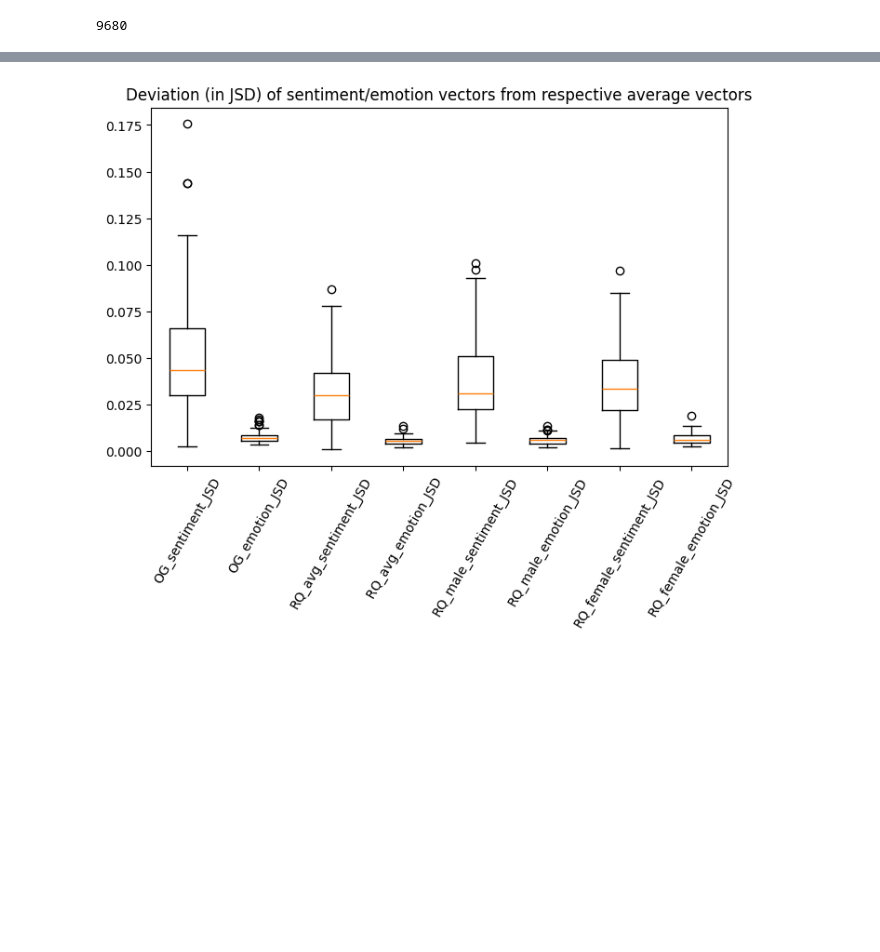
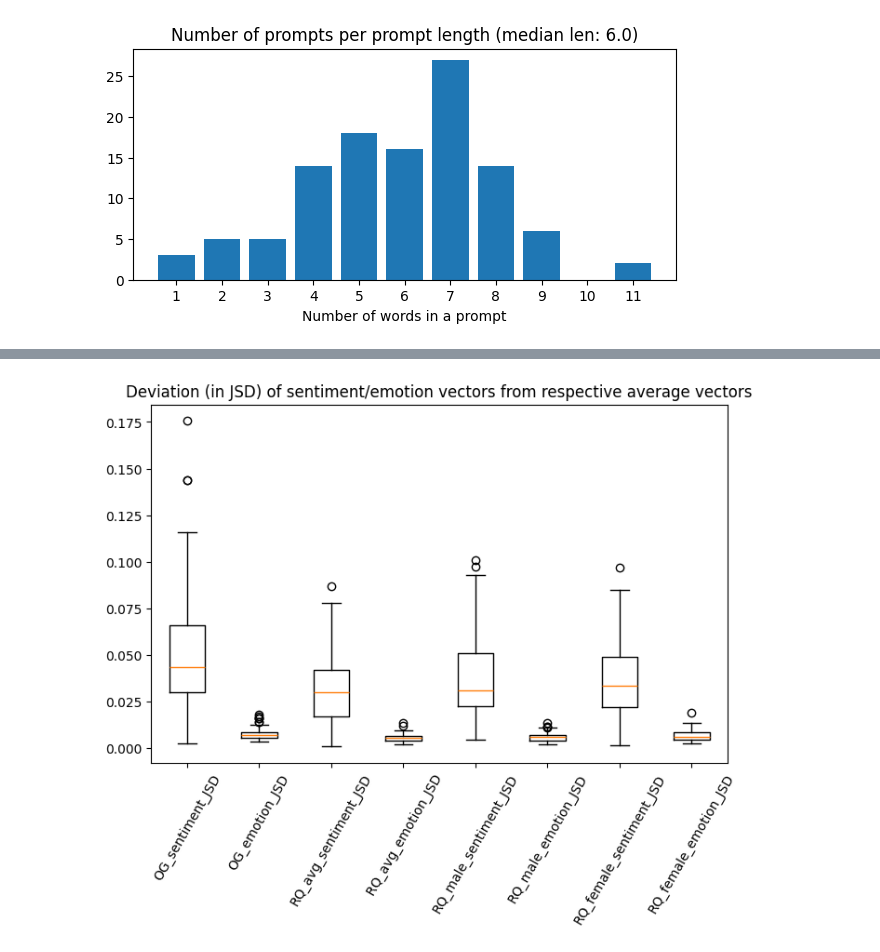
Before and after one commit to HrishitaC/InsideOut2, a Jupyter notebook: Code/visualisation.ipynb, the cells around one changed output, grey strips where cells are left out. Drawn from its saved outputs; the diff is of its cells as text; code cells hidden in the pictures; blank space fills up the shorter version.

```diff
--- a/Code/visualisation.ipynb
+++ b/Code/visualisation.ipynb
@@ -120,4 +151,0 @@ all_EP_df.head()
-# %%
-print(len(all_EP_df))
-# %% [output]
-9680
@@ -125,0 +152,13 @@ all_EP_df.to_csv("../Results/all_EP.csv", index=False)
+# %%
+query_lengths = final_queries.query_len.value_counts().sort_index().keys().tolist()
+query_len_counts = final_queries.query_len.value_counts().sort_index().values.tolist()
+
+fig = plt.figure(figsize=(7,3))
+ax = plt.bar(query_lengths, query_len_counts)
+plt.xticks(list(range(min(query_lengths), max(query_lengths)+1)))
+plt.xlabel("Number of words in a prompt")
+plt.title("Number of prompts per prompt length (median len: " + str(round(np.median(final_queries.query_len), 2)) + ")")
+plt.savefig("../Figures/Query_Distribution/prompt_length.pdf", dpi=300, bbox_inches='tight')
+plt.show()
+# %% [output]
+[figure, added]
```
Also changed, not shown: parts of 44 cells of this notebook, 24 other files.
